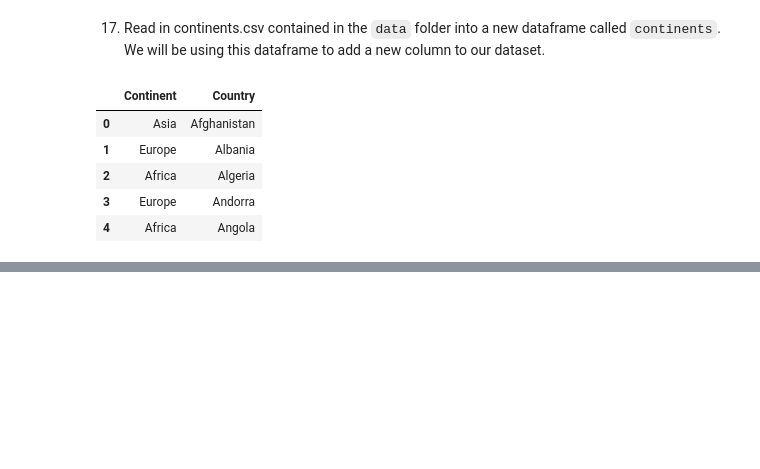
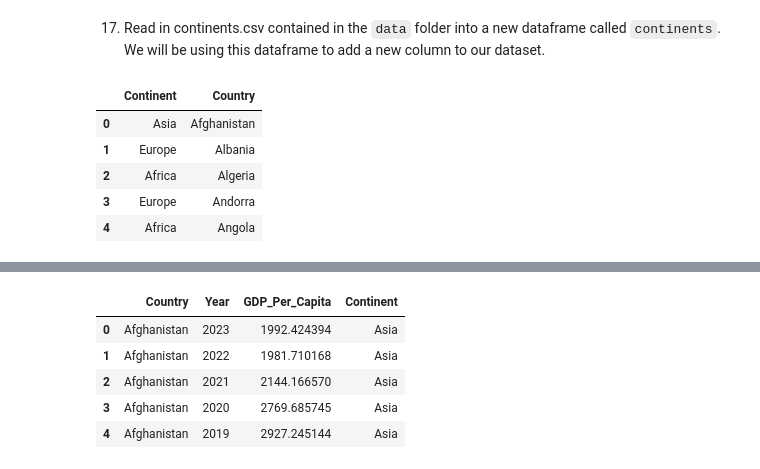
Before and after one commit to nss-data-science-cohort-9/un-exploration-Grantalan, a Jupyter notebook: notebooks/UN_Data_Exploration.ipynb, the cells around one changed output, grey strips where cells are left out. Cells and saved outputs as stored; diff of their text form; code cells hidden in the pictures; blank space fills up the shorter version.

```diff
--- a/notebooks/UN_Data_Exploration.ipynb
+++ b/notebooks/UN_Data_Exploration.ipynb
@@ -353,0 +344,9 @@ continents.head()
+# %%
+gdp_df.head()
+# %% [output]
+|  | Country | Year | GDP_Per_Capita | Continent |
+| 0 | Afghanistan | 2023 | 1992.424394 | Asia |
+| 1 | Afghanistan | 2022 | 1981.710168 | Asia |
+| 2 | Afghanistan | 2021 | 2144.166570 | Asia |
+| 3 | Afghanistan | 2020 | 2769.685745 | Asia |
+| 4 | Afghanistan | 2019 | 2927.245144 | Asia |
```
Also changed, not shown: parts of 7 cells of this notebook.
